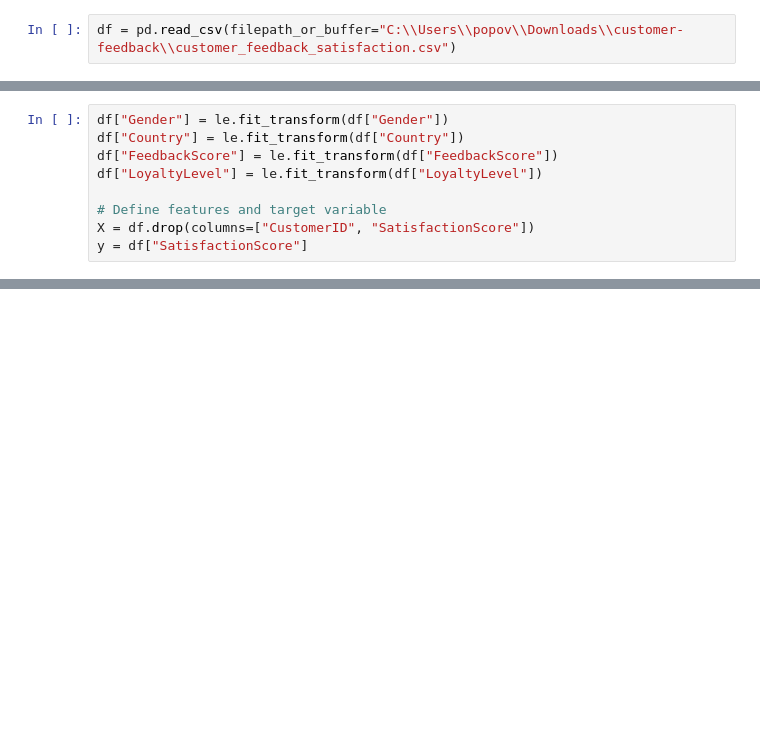
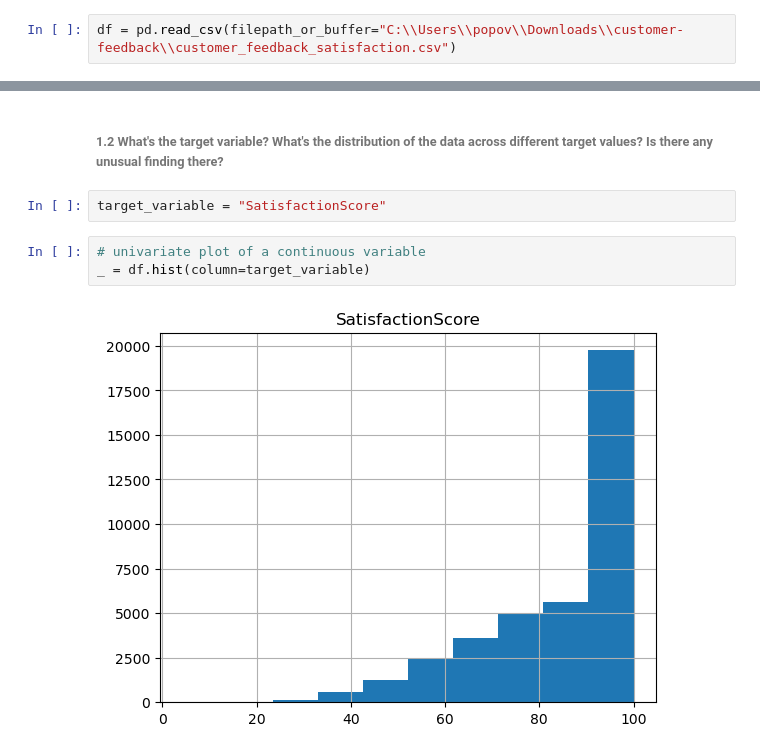
Before and after one commit to popovstefan/customer-feedback, a Jupyter notebook: machine-learning-model/CustomerFeedback.ipynb, the cells around one changed output, grey strips where cells are left out. Drawn from its saved outputs; the diff is of its cells as text; blank space fills up the shorter version.

```diff
--- a/machine-learning-model/CustomerFeedback.ipynb
+++ b/machine-learning-model/CustomerFeedback.ipynb
@@ -11,9 +51,0 @@ le = LabelEncoder()
-# %%
-df["Gender"] = le.fit_transform(df["Gender"])
-df["Country"] = le.fit_transform(df["Country"])
-df["FeedbackScore"] = le.fit_transform(df["FeedbackScore"])
-df["LoyaltyLevel"] = le.fit_transform(df["LoyaltyLevel"])
-
-# Define features and target variable
-X = df.drop(columns=["CustomerID", "SatisfactionScore"])
-y = df["SatisfactionScore"]
@@ -42,0 +82,9 @@ mse, r2
+# %% [markdown]
+###### 1.2 What's the target variable? What's the distribution of the data across different target values? Is there any unusual finding there?
+# %%
+target_variable = "SatisfactionScore"
+# %%
+# univariate plot of a continuous variable
+_ = df.hist(column=target_variable)
+# %% [output]
+[figure, added]
```
Also changed, not shown: parts of 47 cells of this notebook, 1 other file.
